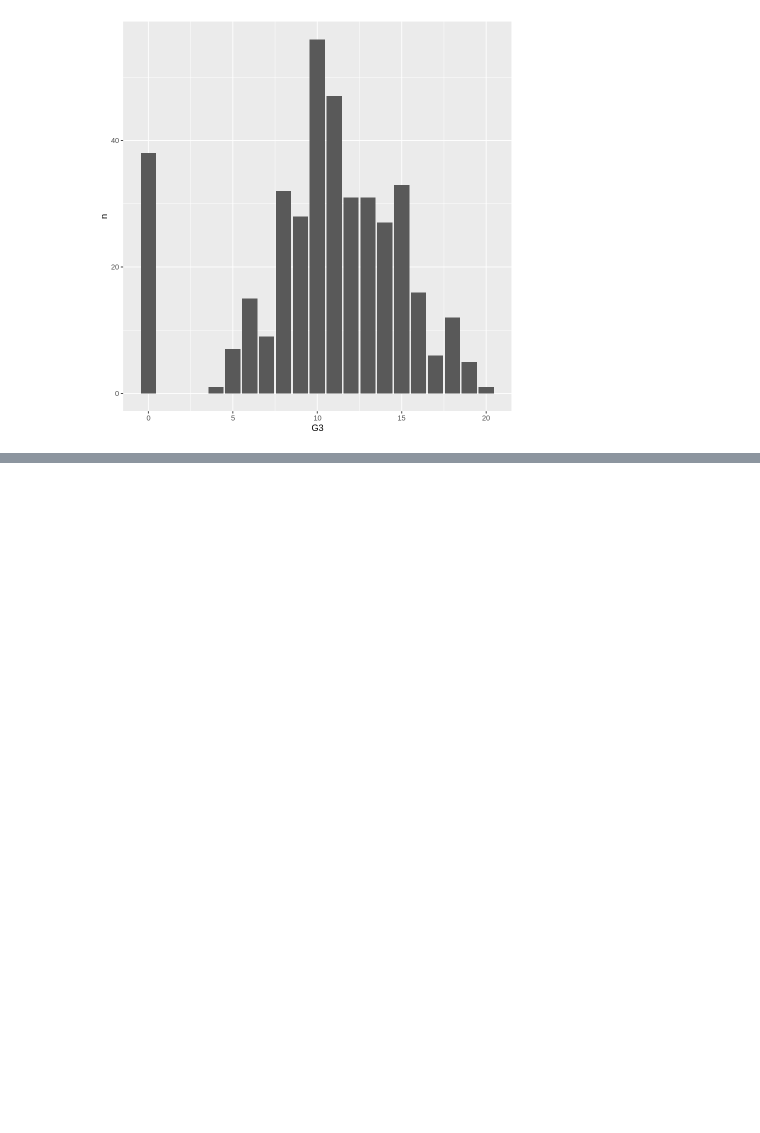
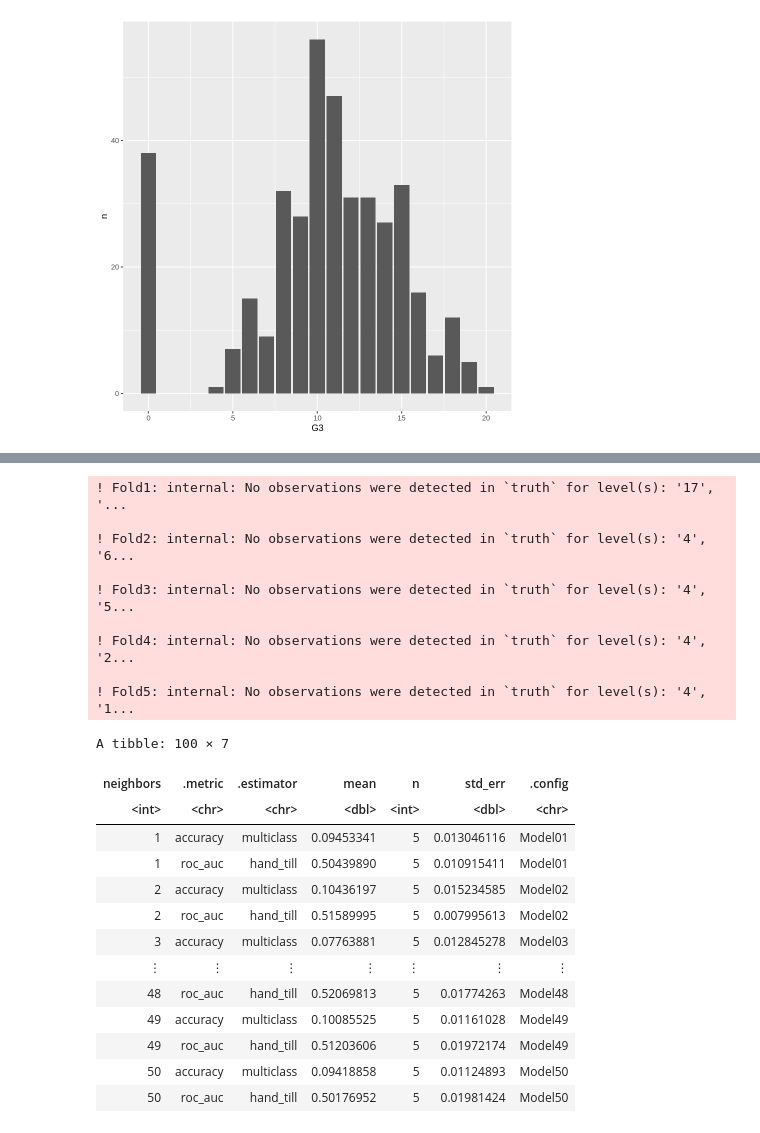
Before and after one commit to edsters78/DSCI100_Project, a Jupyter notebook: project.ipynb, the cells around one changed output, grey strips where cells are left out. Drawn from its saved outputs; the diff is of its cells as text; code cells hidden in the pictures; blank space fills up the shorter version.

Commit message:
Made model

```diff
--- a/project.ipynb
+++ b/project.ipynb
@@ -148,3 +148,33 @@ A tibble: 18 × 2
 | 11 | 47 |
 | 10 | 56 |
 [figure]
+# %%
+#turning grade into a factor
+# student_train_temp <- mutate(student_train, G3 = as.factor(G3)) %>%
+#     select(traveltime, studytime, absences, G3)
+# student_train_temp
+# student_test_temp <- mutate(student_test, G3 = as.factor(G3)) %>%
+#     select(traveltime, studytime, absences, G3)
+
+student_data_clean_temp <- student_data_clean %>%
+    mutate(G3 = as.factor(G3)) %>%
+    select(traveltime, studytime, absences, G3)
+student_data_clean_temp
+student_data_clean_temp_split <- initial_split(student_data_clean_temp)
+student_train_temp <- training(student_data_clean_temp_split)
+student_test_temp <- testing(student_data_clean_temp_split)
+
+student_train_temp
+student_test_temp
+
+student_recipe <- recipe(G3 ~., data = student_train_temp) %>%
+    step_scale(all_predictors()) %>%
+    step_center(all_predictors())
+
+student_vfold <- vfold_cv(student_train_temp, v = 5, strata = G3)
+
+knn_tune <- nearest_neighbor(weight_func = "rectangular", neighbors = tune()) %>%
+    set_engine("kknn") %>%
+    set_mode("classification")
+
+k_vals <- tibble(neighbors = seq(1:50))
@@ -150,0 +224,31 @@ A tibble: 18 × 2
+# %%
+knn_results <- workflow() %>%
+    add_recipe(student_recipe) %>%
+    add_model(knn_tune) %>%
+    tune_grid(resamples = student_vfold, grid = k_vals) %>%
+    collect_metrics
+knn_results
+# %% [output]
+! Fold1: internal: No observations were detected in `truth` for level(s): '17', '...
+
+! Fold2: internal: No observations were detected in `truth` for level(s): '4', '6...
+
+! Fold3: internal: No observations were detected in `truth` for level(s): '4', '5...
+
+! Fold4: internal: No observations were detected in `truth` for level(s): '4', '2...
+
+! Fold5: internal: No observations were detected in `truth` for level(s): '4', '1...
+A tibble: 100 × 7
+| neighbors | .metric | .estimator | mean | n | std_err | .config |
+| <int> | <chr> | <chr> | <dbl> | <int> | <dbl> | <chr> |
+| 1 | accuracy | multiclass | 0.09453341 | 5 | 0.013046116 | Model01 |
+| 1 | roc_auc | hand_till | 0.50439890 | 5 | 0.010915411 | Model01 |
+| 2 | accuracy | multiclass | 0.10436197 | 5 | 0.015234585 | Model02 |
+| 2 | roc_auc | hand_till | 0.51589995 | 5 | 0.007995613 | Model02 |
+| 3 | accuracy | multiclass | 0.07763881 | 5 | 0.012845278 | Model03 |
+| ⋮ | ⋮ | ⋮ | ⋮ | ⋮ | ⋮ | ⋮ |
+| 48 | roc_auc | hand_till | 0.52069813 | 5 | 0.01774263 | Model48 |
+| 49 | accuracy | multiclass | 0.10085525 | 5 | 0.01161028 | Model49 |
+| 49 | roc_auc | hand_till | 0.51203606 | 5 | 0.01972174 | Model49 |
+| 50 | accuracy | multiclass | 0.09418858 | 5 | 0.01124893 | Model50 |
+| 50 | roc_auc | hand_till | 0.50176952 | 5 | 0.01981424 | Model50 |
```
Also changed, not shown: parts of 4 cells of this notebook.
